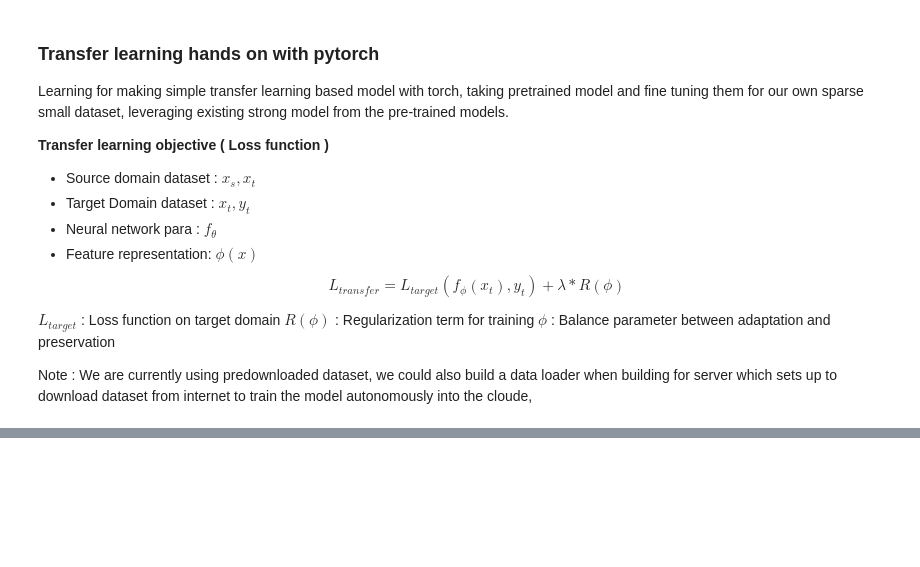
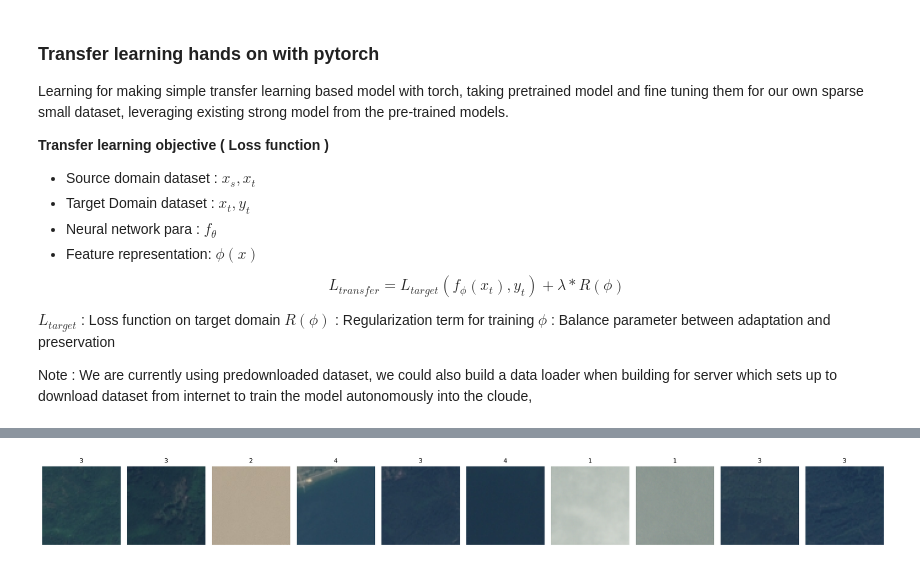
Before and after one commit to 24f3004979/Lab, a Jupyter notebook: experiment/notebooks/CNN-classification.ipynb, the cells around one changed output, grey strips where cells are left out. Saved outputs shown, nothing was run; the diff lists cells and outputs as text; code cells hidden in the pictures; blank space fills up the shorter version.

```diff
--- a/experiment/notebooks/CNN-classification.ipynb
+++ b/experiment/notebooks/CNN-classification.ipynb
@@ -54,0 +79,26 @@ hellow
+# %%
+# Random visualization for the images
+import random
+from PIL import Image
+import torch
+import matplotlib.pyplot as plt
+import pandas as pd
+
+fig, axs = plt.subplots(1, 10, figsize=(20, 4), dpi=300)
+
+sample = train.sample(10)
+
+for i, row in enumerate(sample.itertuples()):
+    path = row.image_path
+    label = row.label
+
+    image = Image.open(path).convert('RGB')
+
+    axs[i].imshow(image)
+    axs[i].set_title(label, fontsize=10)
+    axs[i].axis('off')
+
+plt.tight_layout()
+plt.show()
+# %% [output]
+[figure, added]
```
Also changed, not shown: parts of 3 cells of this notebook.
